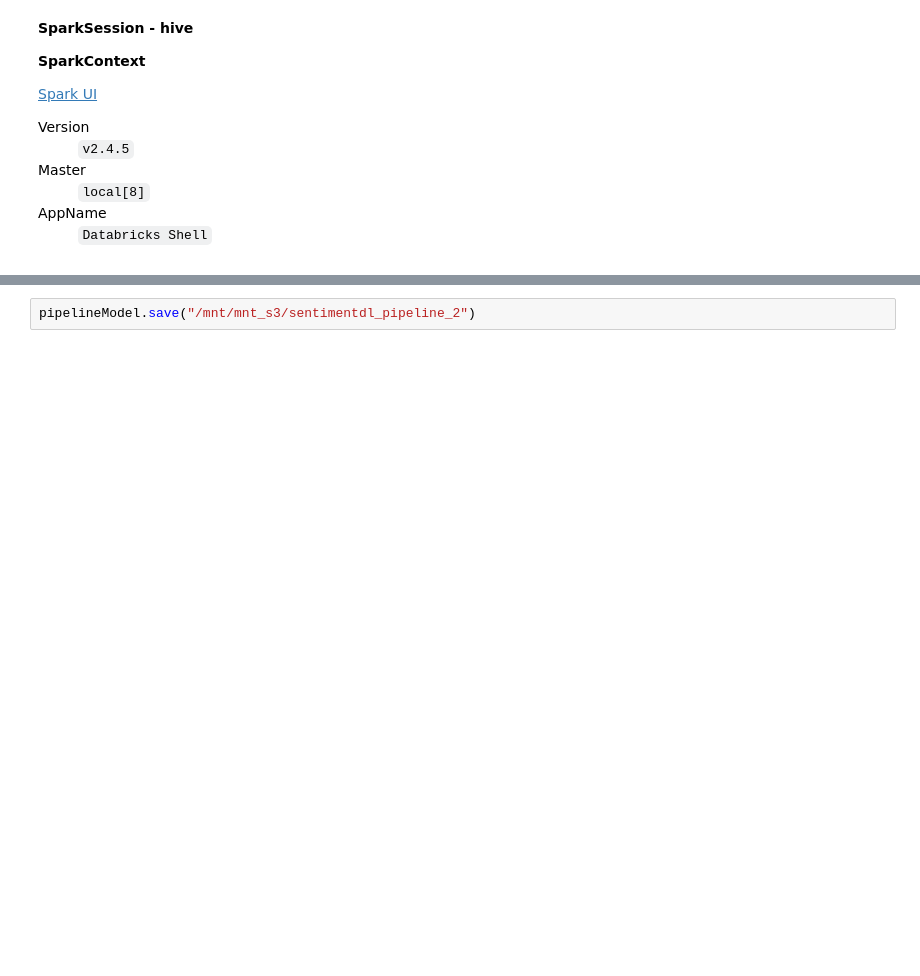
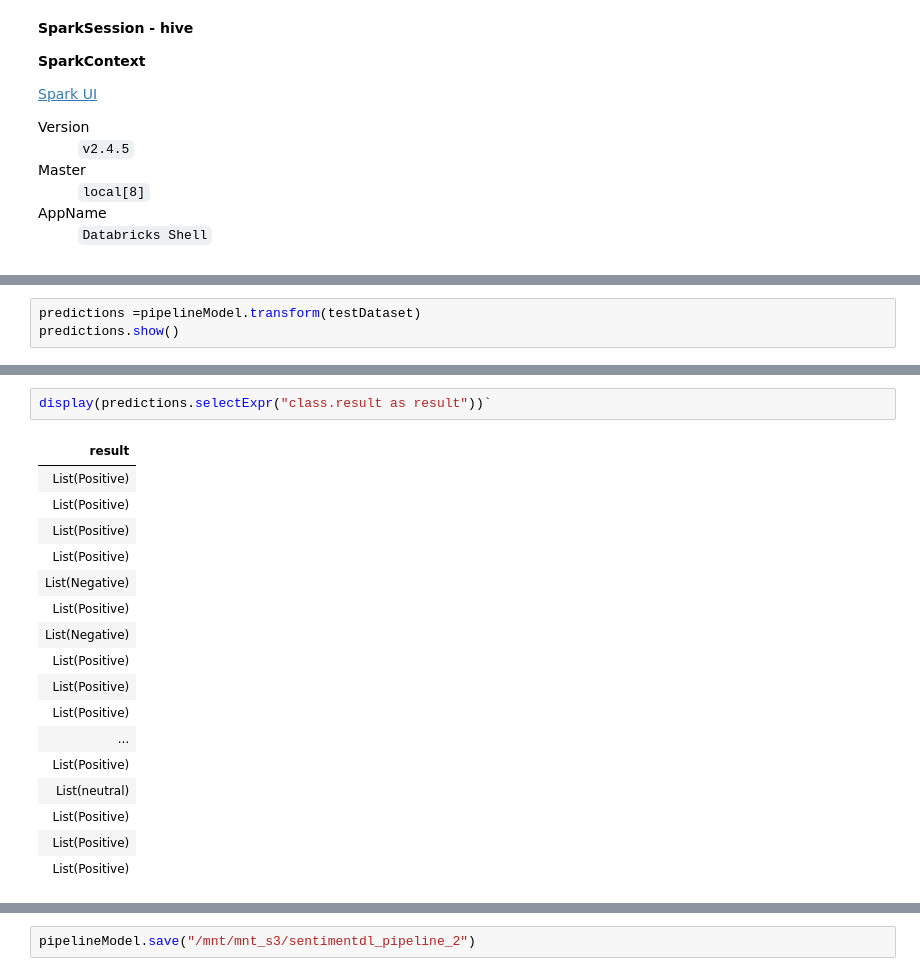
Before and after one commit to ZenAcar/Automated_News_Sentiment_Categorization_MachineLearning_Methods, a Jupyter notebook: JohnSnowTextAnalytics.ipynb, the cells around one changed output, grey strips where cells are left out. Cells and saved outputs as stored; diff of their text form; blank space fills up the shorter version.

```diff
--- a/JohnSnowTextAnalytics.ipynb
+++ b/JohnSnowTextAnalytics.ipynb
@@ -159,3 +142,6 @@ trainDataset.filter("short_description_new IS NULL").count()
 pipelineModel = pipeline.fit(trainDataset.filter("label IN ('Positive','Negative')"))
 # %% [output]
 [interactive output not drawn]
+# %%
+predictions =pipelineModel.transform(testDataset)
+predictions.show()
@@ -161,0 +158,20 @@ pipelineModel = pipeline.fit(trainDataset.filter("label IN ('Positive','Negative
+# %%
+display(predictions.selectExpr("class.result as result"))`
+# %% [output]
+| result |
+| List(Positive) |
+| List(Positive) |
+| List(Positive) |
+| List(Positive) |
+| List(Negative) |
+| List(Positive) |
+| List(Negative) |
+| List(Positive) |
+| List(Positive) |
+| List(Positive) |
+| ... |
+| List(Positive) |
+| List(neutral) |
+| List(Positive) |
+| List(Positive) |
+| List(Positive) |
```
Also changed, not shown: parts of 10 cells of this notebook.
